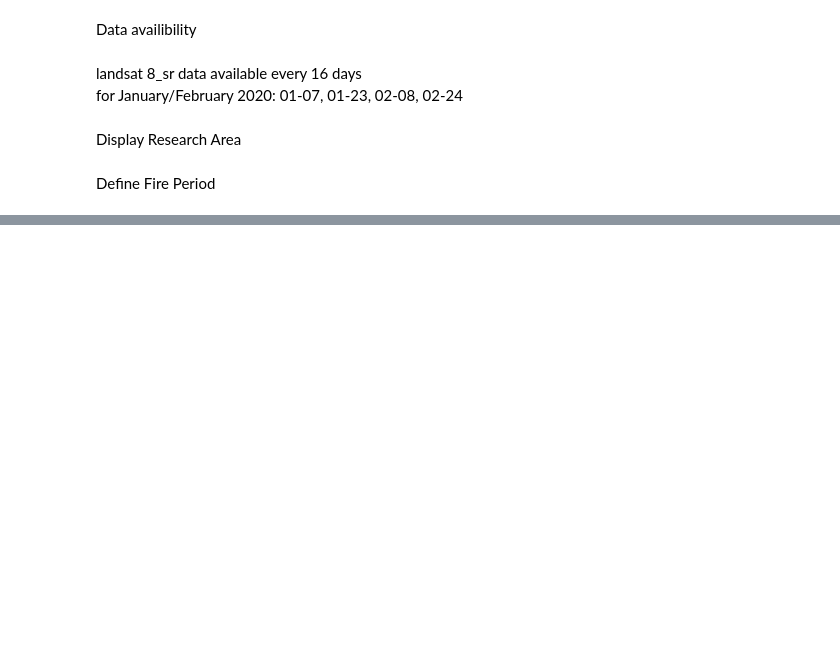
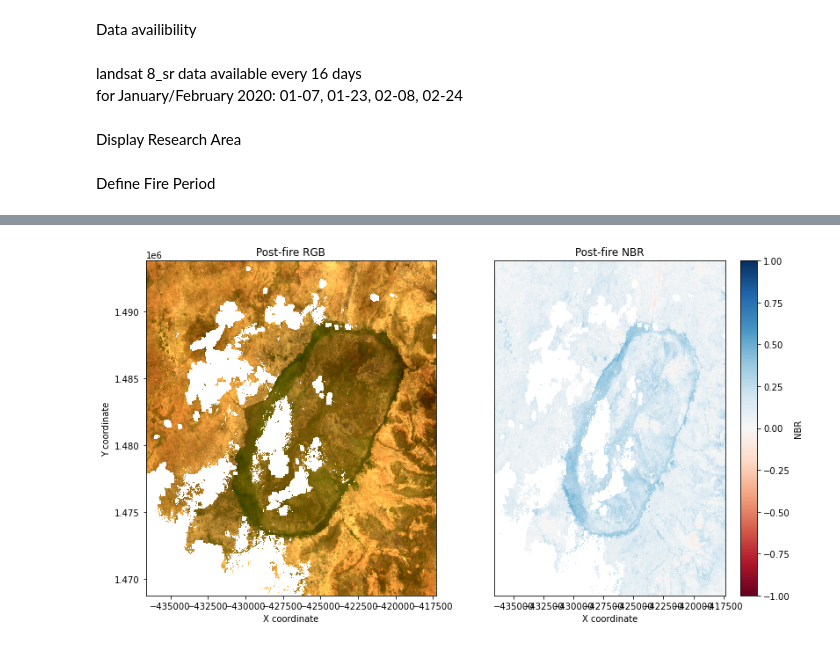
Before and after one commit to ma9dalen8/WASCAL_BurntArea, a Jupyter notebook: BurntArea.ipynb, the cells around one changed output, grey strips where cells are left out. Saved outputs shown, nothing was run; the diff lists cells and outputs as text; code cells hidden in the pictures; blank space fills up the shorter version.

```diff
--- a/BurntArea.ipynb
+++ b/BurntArea.ipynb
@@ -79,9 +56,9 @@ from dea_tools.plotting import display_map
 display_map([-4.00 ,-3.79],[11.75 ,11.36], crs = 'EPSG:4620')
 # %%
 # Define the area of interest
-lat = 11.564
-lon = -3.861
-buffer = 0.2
+lat = 11.69 #12.016
+lon = -4.425 #-4.475
+buffer = 0.1
 
 # Compute the bounding box for the study area
 lat_range = (lat-buffer, lat+buffer)
@@ -200,0 +187,9 @@ Attributes:
+# %%
+# Load post-fire NRT data from Landsat 8
+post_col =  load_ard(dc=dc,
+                     products=products,
+                     time=(start_date_post, end_date_post),
+                     min_gooddata=min_gooddata,
+                     output_crs=output_crs,
+                     group_by='solar_day',
+                     **query)
@@ -200,0 +258,32 @@ Attributes:
+# %%
+### Use a single image:
+
+# Select the most recent image after the fire
+post_image = post_col.isel(time=0)
+
+# Calculate NBR
+post_image = calculate_indices(post_image, index='NBR', collection='c2', drop=False)
+
+# Select NBR
+post_NBR = post_image.NBR
+# %%
+ #Set up subplots
+f, (ax1, ax2) = plt.subplots(nrows=1, ncols=2, figsize=(13, 7))
+
+# Visualise post-fire image as true colour image
+rgb(post_image,
+    bands=['red', 'green', 'blue'],
+    ax=ax1)
+ax1.set_title('Post-fire RGB')
+ax1.set_xlabel('X coordinate')
+ax1.set_ylabel('Y coordinate')
+
+# Visualise post-fire image as NBR image
+post_NBR.plot(cmap='RdBu', vmin=-1, vmax=1, ax=ax2)
+ax2.set_title('Post-fire NBR')
+ax2.yaxis.set_visible(False)
+ax2.set_xlabel('X coordinate')
+
+plt.show()
+# %% [output]
+[figure, added]
```
Also changed, not shown: parts of 22 cells of this notebook.
